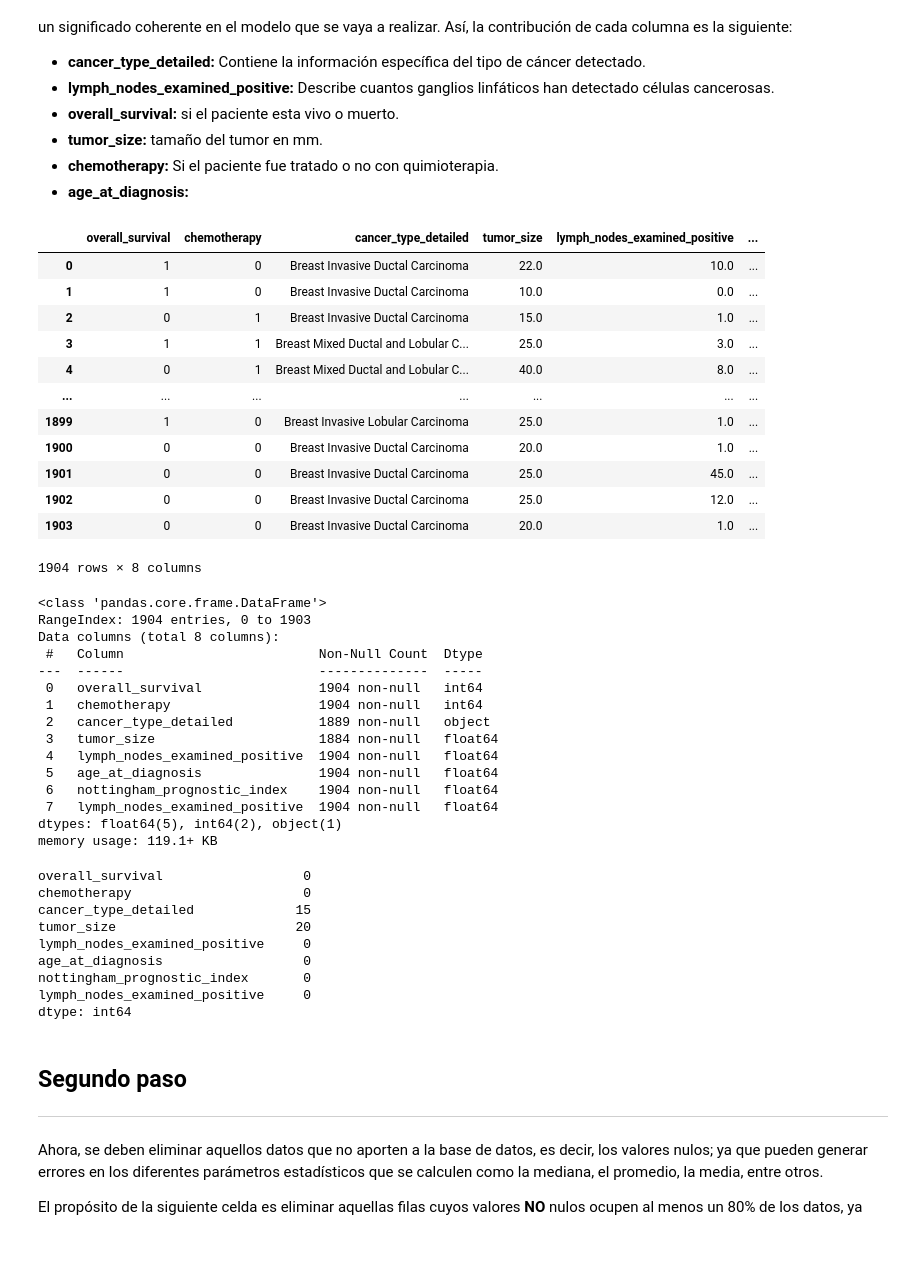
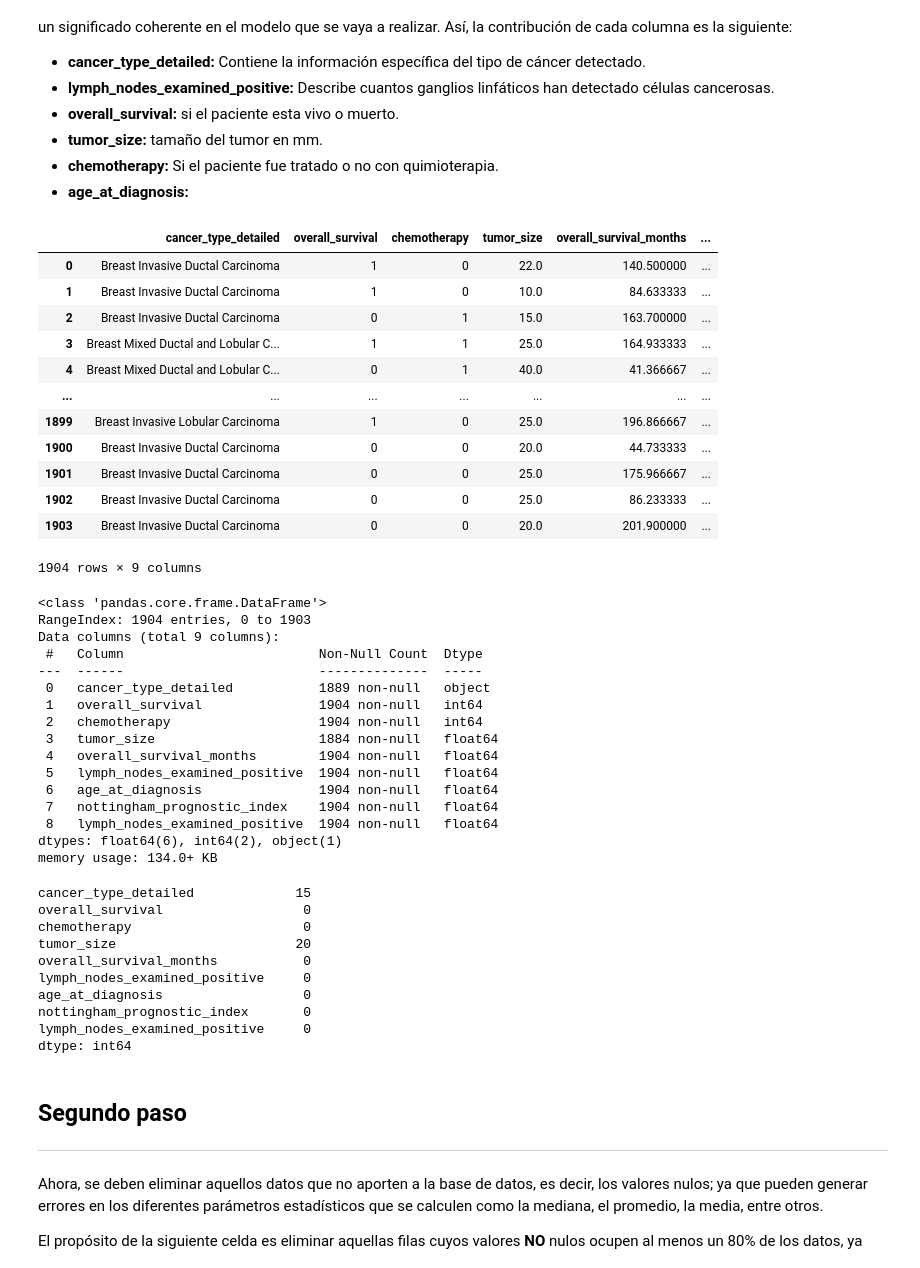
Before and after one commit to diazgaby/MachineLearning_Pregrado, a Jupyter notebook: comp.ipynb, the cells around one changed output. Drawn from its saved outputs; the diff is of its cells as text; code cells hidden in the pictures.

```diff
--- a/comp.ipynb
+++ b/comp.ipynb
@@ -46,46 +46,48 @@ datos.head()
 </ul>
 # %%
 # Tabla de las variables seleccionadas
-analisis = pd.DataFrame(datos, columns = ["overall_survival", "chemotherapy","cancer_type_detailed","tumor_size",
+analisis = pd.DataFrame(datos, columns = ["cancer_type_detailed","overall_survival", "chemotherapy","tumor_size","overall_survival_months",
                                       "lymph_nodes_examined_positive","age_at_diagnosis","nottingham_prognostic_index","lymph_nodes_examined_positive"])
 analisis
 # %% [output]
-|  | overall_survival | chemotherapy | cancer_type_detailed | tumor_size | lymph_nodes_examined_positive | ... |
-| 0 | 1 | 0 | Breast Invasive Ductal Carcinoma | 22.0 | 10.0 | ... |
-| 1 | 1 | 0 | Breast Invasive Ductal Carcinoma | 10.0 | 0.0 | ... |
-| 2 | 0 | 1 | Breast Invasive Ductal Carcinoma | 15.0 | 1.0 | ... |
-| 3 | 1 | 1 | Breast Mixed Ductal and Lobular C... | 25.0 | 3.0 | ... |
-| 4 | 0 | 1 | Breast Mixed Ductal and Lobular C... | 40.0 | 8.0 | ... |
+|  | cancer_type_detailed | overall_survival | chemotherapy | tumor_size | overall_survival_months | ... |
+| 0 | Breast Invasive Ductal Carcinoma | 1 | 0 | 22.0 | 140.500000 | ... |
+| 1 | Breast Invasive Ductal Carcinoma | 1 | 0 | 10.0 | 84.633333 | ... |
+| 2 | Breast Invasive Ductal Carcinoma | 0 | 1 | 15.0 | 163.700000 | ... |
+| 3 | Breast Mixed Ductal and Lobular C... | 1 | 1 | 25.0 | 164.933333 | ... |
+| 4 | Breast Mixed Ductal and Lobular C... | 0 | 1 | 40.0 | 41.366667 | ... |
 | ... | ... | ... | ... | ... | ... | ... |
-| 1899 | 1 | 0 | Breast Invasive Lobular Carcinoma | 25.0 | 1.0 | ... |
-| 1900 | 0 | 0 | Breast Invasive Ductal Carcinoma | 20.0 | 1.0 | ... |
-| 1901 | 0 | 0 | Breast Invasive Ductal Carcinoma | 25.0 | 45.0 | ... |
-| 1902 | 0 | 0 | Breast Invasive Ductal Carcinoma | 25.0 | 12.0 | ... |
-| 1903 | 0 | 0 | Breast Invasive Ductal Carcinoma | 20.0 | 1.0 | ... |
+| 1899 | Breast Invasive Lobular Carcinoma | 1 | 0 | 25.0 | 196.866667 | ... |
+| 1900 | Breast Invasive Ductal Carcinoma | 0 | 0 | 20.0 | 44.733333 | ... |
+| 1901 | Breast Invasive Ductal Carcinoma | 0 | 0 | 25.0 | 175.966667 | ... |
+| 1902 | Breast Invasive Ductal Carcinoma | 0 | 0 | 25.0 | 86.233333 | ... |
+| 1903 | Breast Invasive Ductal Carcinoma | 0 | 0 | 20.0 | 201.900000 | ... |
-1904 rows × 8 columns
+1904 rows × 9 columns
 # %%
 analisis.info()
 analisis.isnull().sum()
 # %% [output]
 <class 'pandas.core.frame.DataFrame'>
 RangeIndex: 1904 entries, 0 to 1903
-Data columns (total 8 columns):
+Data columns (total 9 columns):
  #   Column                         Non-Null Count  Dtype
 ---  ------                         --------------  -----
- 0   overall_survival               1904 non-null   int64
- 1   chemotherapy                   1904 non-null   int64
- 2   cancer_type_detailed           1889 non-null   object
+ 0   cancer_type_detailed           1889 non-null   object
+ 1   overall_survival               1904 non-null   int64
+ 2   chemotherapy                   1904 non-null   int64
  3   tumor_size                     1884 non-null   float64
- 4   lymph_nodes_examined_positive  1904 non-null   float64
- 5   age_at_diagnosis               1904 non-null   float64
- 6   nottingham_prognostic_index    1904 non-null   float64
- 7   lymph_nodes_examined_positive  1904 non-null   float64
-dtypes: float64(5), int64(2), object(1)
-memory usage: 119.1+ KB
+ 4   overall_survival_months        1904 non-null   float64
+ 5   lymph_nodes_examined_positive  1904 non-null   float64
+ 6   age_at_diagnosis               1904 non-null   float64
+ 7   nottingham_prognostic_index    1904 non-null   float64
+ 8   lymph_nodes_examined_positive  1904 non-null   float64
+dtypes: float64(6), int64(2), object(1)
+memory usage: 134.0+ KB
+cancer_type_detailed             15
 overall_survival                  0
 chemotherapy                      0
-cancer_type_detailed             15
 tumor_size                       20
+overall_survival_months           0
 lymph_nodes_examined_positive     0
 age_at_diagnosis                  0
 nottingham_prognostic_index       0
```
Also changed, not shown: parts of 19 cells of this notebook.
